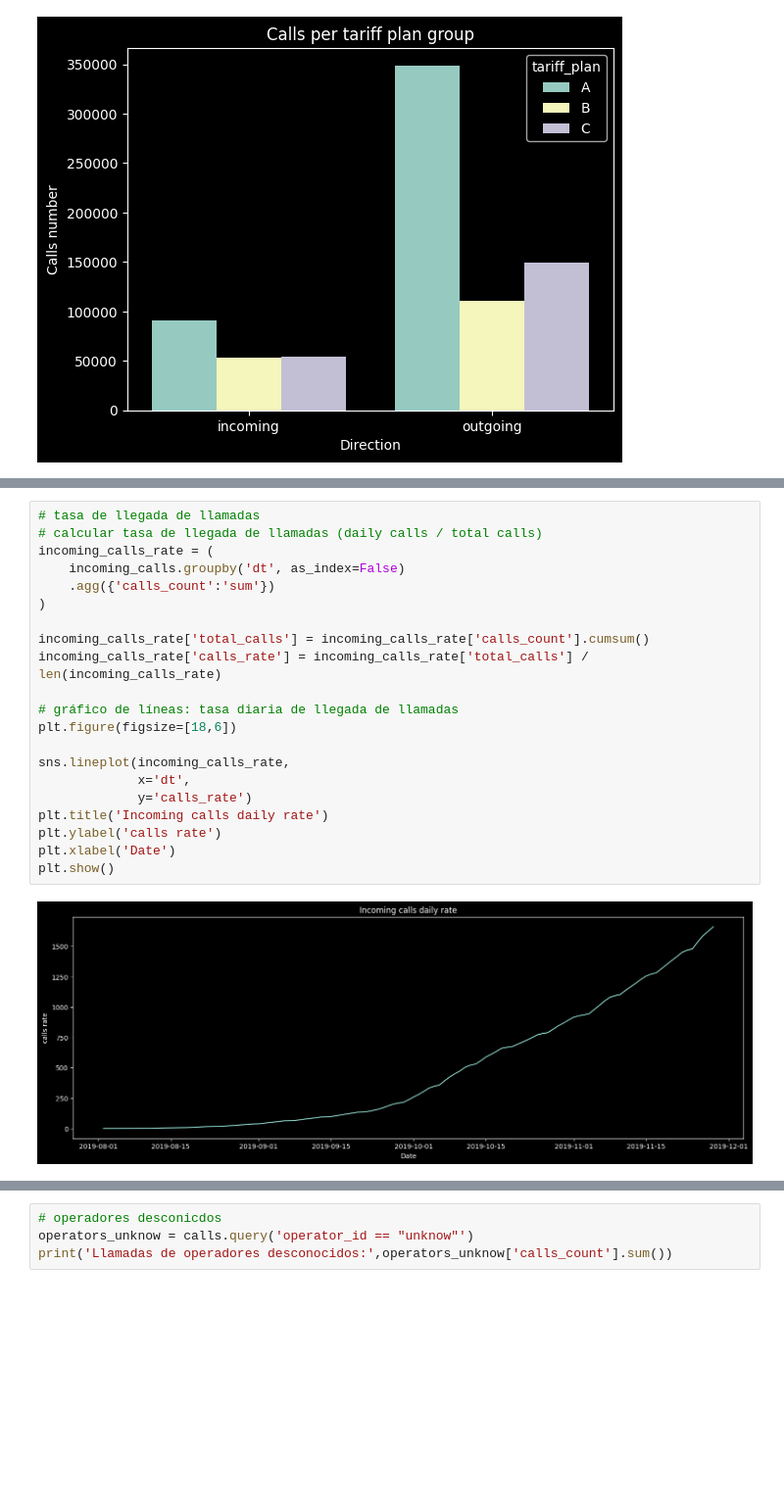
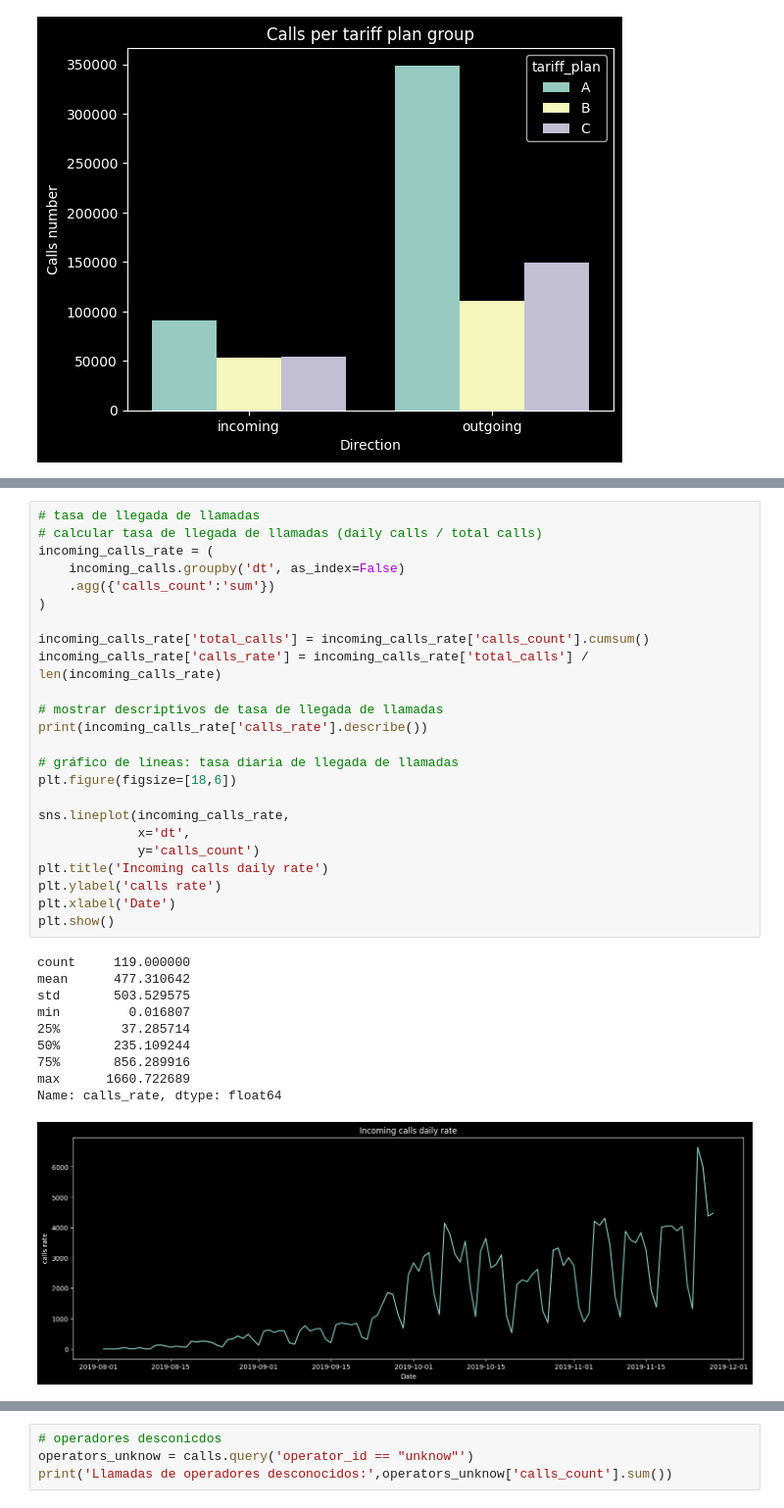
Before and after one commit to XivxnX/analisis_CallMeBaby, a Jupyter notebook: analisis_callmebaby.ipynb, the cells around one changed output, grey strips where cells are left out. Shown at 98% size. Cells and saved outputs as stored; diff of their text form; blank space fills up the shorter version.

```diff
--- a/analisis_callmebaby.ipynb
+++ b/analisis_callmebaby.ipynb
@@ -284,26 +287,38 @@ plt.show()
 # %%
 # tasa de llegada de llamadas
 # calcular tasa de llegada de llamadas (daily calls / total calls)
 incoming_calls_rate = (
     incoming_calls.groupby('dt', as_index=False)
     .agg({'calls_count':'sum'})
 )
 
 incoming_calls_rate['total_calls'] = incoming_calls_rate['calls_count'].cumsum()
 incoming_calls_rate['calls_rate'] = incoming_calls_rate['total_calls'] / len(incoming_calls_rate)
 
+# mostrar descriptivos de tasa de llegada de llamadas
+print(incoming_calls_rate['calls_rate'].describe())
+
 # gráfico de líneas: tasa diaria de llegada de llamadas
 plt.figure(figsize=[18,6])
 
 sns.lineplot(incoming_calls_rate,
              x='dt',
-             y='calls_rate')
+             y='calls_count')
 plt.title('Incoming calls daily rate')
 plt.ylabel('calls rate')
 plt.xlabel('Date')
 plt.show()
 # %% [output]
+count     119.000000
+mean      477.310642
+std       503.529575
+min         0.016807
+25%        37.285714
+50%       235.109244
+75%       856.289916
+max      1660.722689
+Name: calls_rate, dtype: float64
-[figure, old version]
+[figure, new version]
 # %%
 # volumen de llamadas salientes
 # filtrar por llamadas salientes
```
Also changed, not shown: parts of 14 cells of this notebook.
